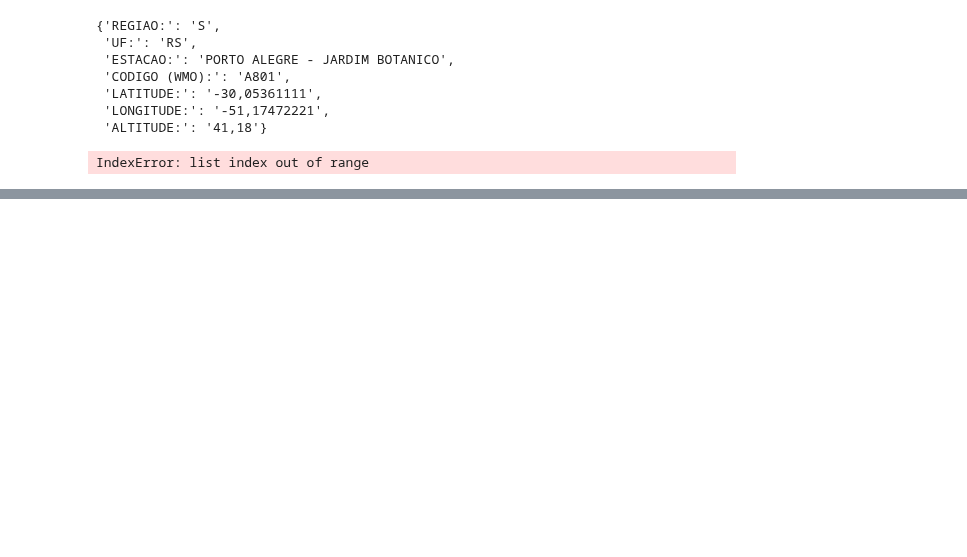
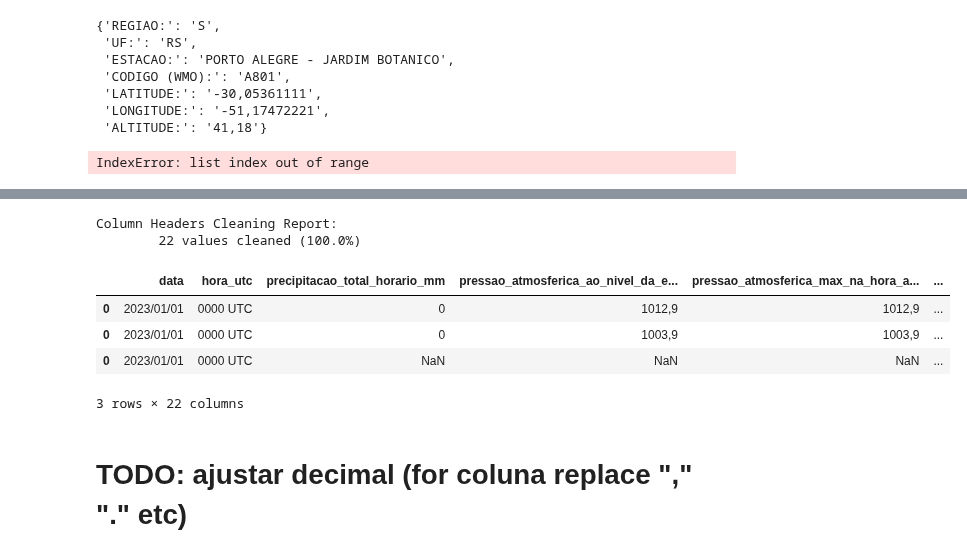
Before and after one commit to matheus-vizzotto/load_forecasting, a Jupyter notebook: lab/matheus/notebooks/inmet_scraper.ipynb, the cells around one changed output, grey strips where cells are left out. Drawn from its saved outputs; the diff is of its cells as text; code cells hidden in the pictures; blank space fills up the shorter version.

```diff
--- a/lab/matheus/notebooks/inmet_scraper.ipynb
+++ b/lab/matheus/notebooks/inmet_scraper.ipynb
@@ -117,0 +208,18 @@ IndexError: list index out of range
+# %%
+df01.drop("Unnamed: 19", axis=1, inplace=True)
+# %%
+colunas_ajustadas = clean_headers(df01).columns.to_list()
+df01.columns = colunas_ajustadas
+# %% [output]
+Column Headers Cleaning Report:
+        22 values cleaned (100.0%)
+# %%
+df01.sample(3)
+# %% [output]
+|  | data | hora_utc | precipitacao_total_horario_mm | pressao_atmosferica_ao_nivel_da_e... | pressao_atmosferica_max_na_hora_a... | ... |
+| 0 | 2023/01/01 | 0000 UTC | 0 | 1012,9 | 1012,9 | ... |
+| 0 | 2023/01/01 | 0000 UTC | 0 | 1003,9 | 1003,9 | ... |
+| 0 | 2023/01/01 | 0000 UTC | NaN | NaN | NaN | ... |
+3 rows × 22 columns
+# %% [markdown]
+# TODO: ajustar decimal (for coluna replace "," "." etc)
```
Also changed, not shown: parts of 6 cells of this notebook.
